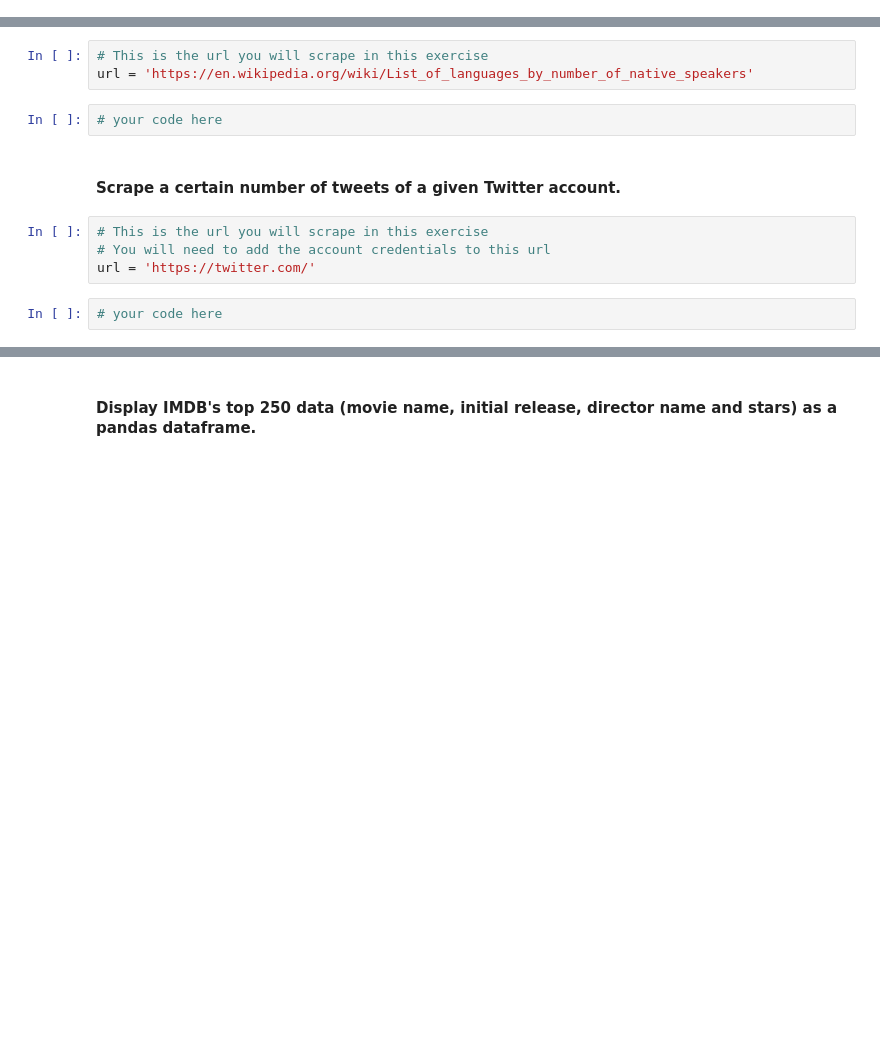
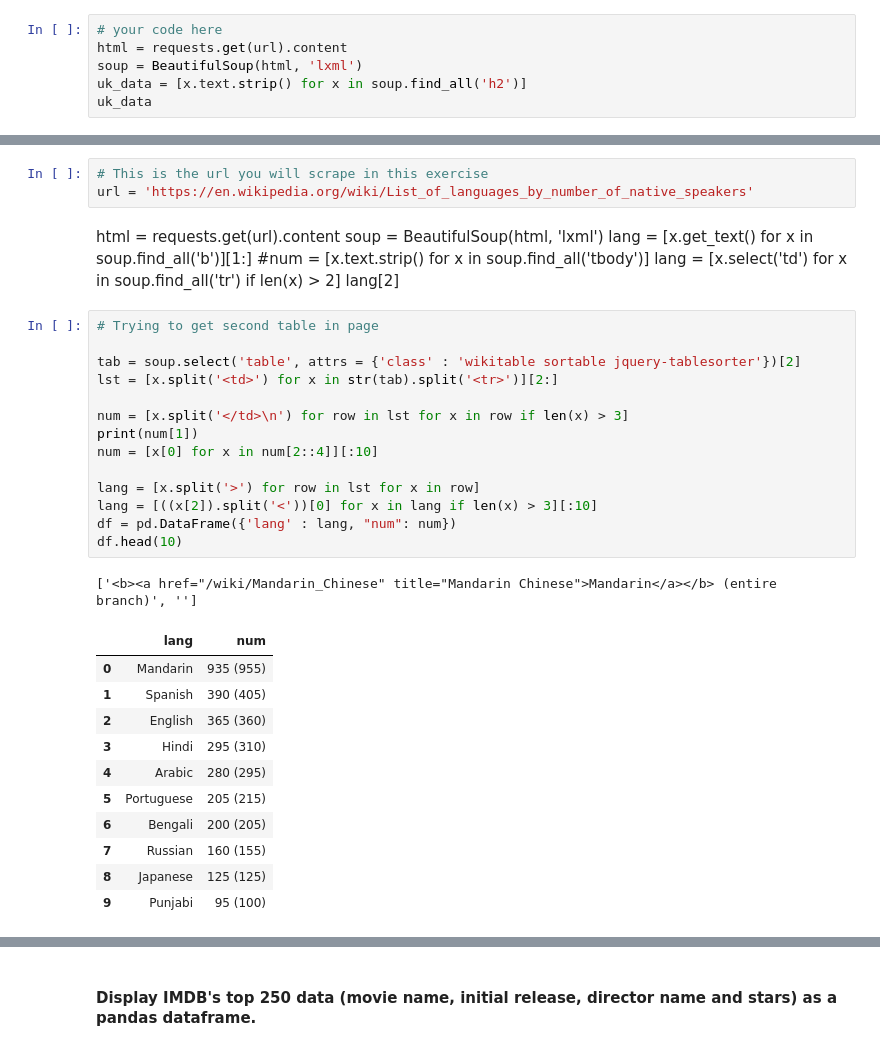
Before and after one commit to ta-data-lis/lab-web-scraping, a Jupyter notebook: your-code/main.ipynb, the cells around one changed output, grey strips where cells are left out. Saved outputs shown, nothing was run; the diff lists cells and outputs as text; blank space fills up the shorter version.

```diff
--- a/your-code/main.ipynb
+++ b/your-code/main.ipynb
@@ -145,0 +292,6 @@ url = 'https://data.gov.uk/'
+# %%
+# your code here
+html = requests.get(url).content
+soup = BeautifulSoup(html, 'lxml')
+uk_data = [x.text.strip() for x in soup.find_all('h2')]
+uk_data
@@ -148,13 +313,37 @@ url = 'https://data.gov.uk/'
 # %%
 # This is the url you will scrape in this exercise
 url = 'https://en.wikipedia.org/wiki/List_of_languages_by_number_of_native_speakers'
-# %%
-# your code here
-# %% [markdown]
-#### Scrape a certain number of tweets of a given Twitter account.
-# %%
-# This is the url you will scrape in this exercise
-# You will need to add the account credentials to this url
-url = 'https://twitter.com/'
-# %%
-# your code here
+# %% [markdown]
+html = requests.get(url).content
+soup = BeautifulSoup(html, 'lxml')
+lang = [x.get_text() for x in soup.find_all('b')][1:]
+#num = [x.text.strip() for x in soup.find_all('tbody')]
+lang = [x.select('td') for x in soup.find_all('tr') if len(x) > 2]
+lang[2]
+# %%
+# Trying to get second table in page
+
+tab = soup.select('table', attrs = {'class' : 'wikitable sortable jquery-tablesorter'})[2]
+lst = [x.split('<td>') for x in str(tab).split('<tr>')][2:]
+
+num = [x.split('</td>\n') for row in lst for x in row if len(x) > 3]
+print(num[1])
+num = [x[0] for x in num[2::4]][:10]
+
+lang = [x.split('>') for row in lst for x in row]
+lang = [((x[2]).split('<'))[0] for x in lang if len(x) > 3][:10]
+df = pd.DataFrame({'lang' : lang, "num": num})
+df.head(10)
+# %% [output]
+['<b><a href="/wiki/Mandarin_Chinese" title="Mandarin Chinese">Mandarin</a></b> (entire branch)', '']
+|  | lang | num |
+| 0 | Mandarin | 935 (955) |
+| 1 | Spanish | 390 (405) |
+| 2 | English | 365 (360) |
+| 3 | Hindi | 295 (310) |
+| 4 | Arabic | 280 (295) |
+| 5 | Portuguese | 205 (215) |
+| 6 | Bengali | 200 (205) |
+| 7 | Russian | 160 (155) |
+| 8 | Japanese | 125 (125) |
+| 9 | Punjabi | 95 (100) |
```
Also changed, not shown: parts of 37 cells of this notebook.
